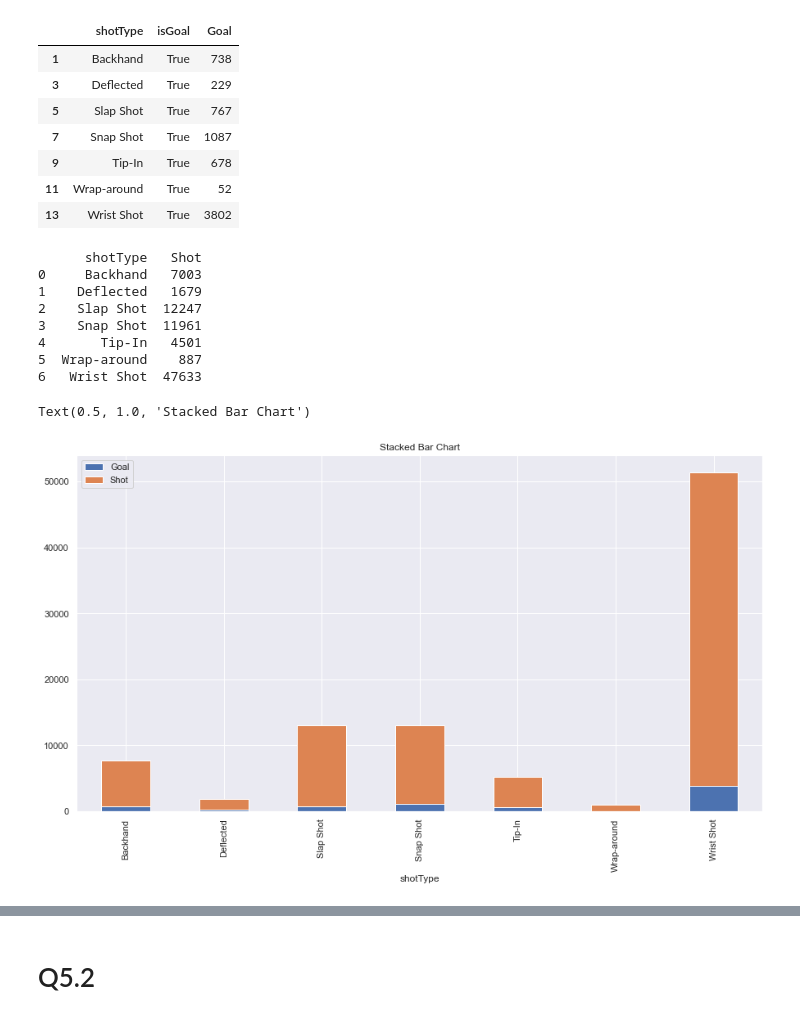
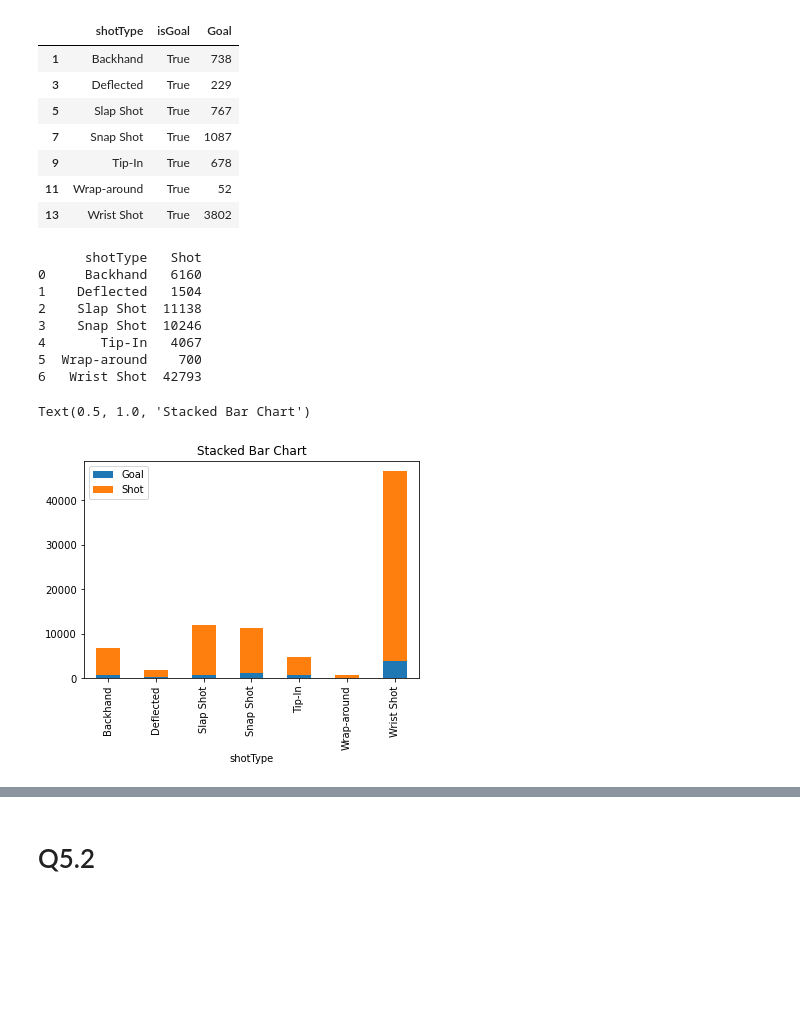
Before and after one commit to Jawing/ift6758-project-template-main, a Jupyter notebook: milestone1-Abhay.ipynb, the cells around one changed output, grey strips where cells are left out. Drawn from its saved outputs; the diff is of its cells as text; code cells hidden in the pictures; blank space fills up the shorter version.

```diff
--- a/milestone1-Abhay.ipynb
+++ b/milestone1-Abhay.ipynb
@@ -485,22 +480,22 @@ df2
 | 11 | Wrap-around | True | 52 |
 | 13 | Wrist Shot | True | 3802 |
 # %%
-df3 = df.groupby(['shotType'])['isGoal'].count().reset_index(name='count')
+df3 = df_2019.groupby(['shotType'])['isGoal'].count().reset_index(name='count')
 df3 = df3.rename(columns={'count': 'Shot'})
 print(df3)
 
 new_df = pd.merge(df2, df3, on='shotType')
 new_df[['shotType',	'Goal', 'Shot']].plot(x="shotType", kind="bar", stacked=True)
 
 plt.title('Stacked Bar Chart', fontdict=None, loc='center', pad=None)
 # %% [output]
       shotType   Shot
-0     Backhand   7003
-1    Deflected   1679
-2    Slap Shot  12247
-3    Snap Shot  11961
-4       Tip-In   4501
-5  Wrap-around    887
-6   Wrist Shot  47633
+0     Backhand   6160
+1    Deflected   1504
+2    Slap Shot  11138
+3    Snap Shot  10246
+4       Tip-In   4067
+5  Wrap-around    700
+6   Wrist Shot  42793
 Text(0.5, 1.0, 'Stacked Bar Chart')
-[figure, old version]
+[figure, new version]
```
Also changed, not shown: parts of 34 cells of this notebook.
